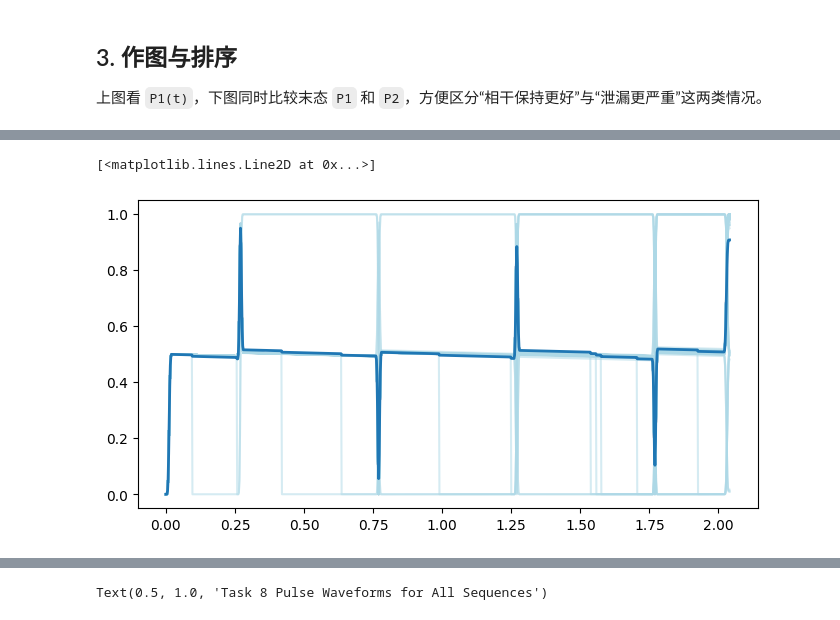
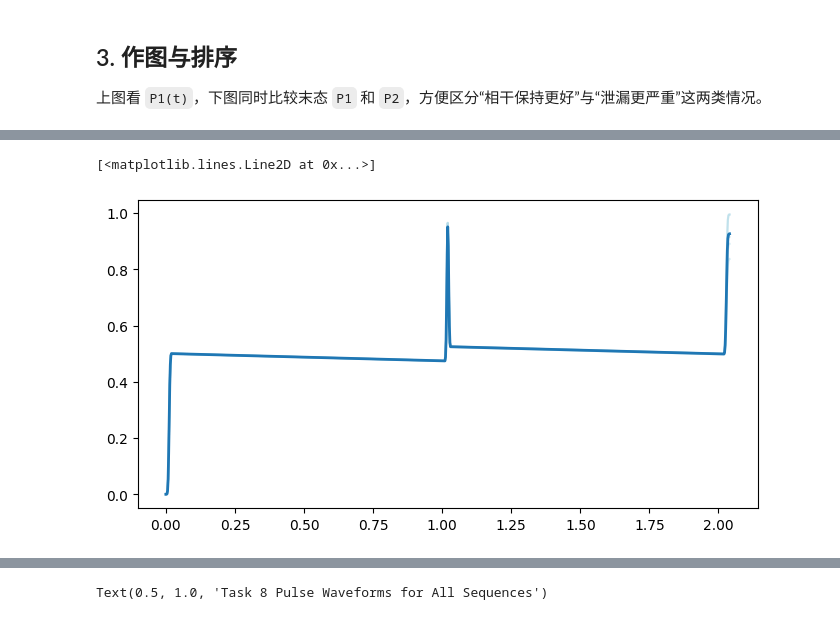
Before and after one commit to coding-xyz/MuSIQ, a Jupyter notebook: report/task8_dynamical_decoupling/task8_dynamical_decoupling.ipynb, the cells around one changed output, grey strips where cells are left out. Cells and saved outputs as stored; diff of their text form; code cells hidden in the pictures.

```diff
--- a/report/task8_dynamical_decoupling/task8_dynamical_decoupling.ipynb
+++ b/report/task8_dynamical_decoupling/task8_dynamical_decoupling.ipynb
@@ -97,12 +88,6 @@ model = create_model(
     analysers=MODEL_DIR / 'analyser.yaml',
 )
 
-model.config.solvers['solver_0'].run.mcwf_ntraj = 100
-gates = model.config.pulses['default'].extras['gates']
-gates['x']['amplitude_Hz']   = x_amp
-gates['x']['drag_beta']      = x_beta
-gates['sx']['amplitude_Hz']  = sx_amp
-gates['sx']['drag_beta']     = sx_beta
-
-model.run_all()
+model.calibrate()
+# model.run_all()
 # %% [output]
@@ -114,0 +97,3 @@ MCWF shots [########################] 100/100
+# %%
+model.config.solvers['solver_0'].run.mcwf_ntraj = 5
+model.run_all()
@@ -162,14 +178,14 @@ cpmg | final P0=0.0915 | final P1=0.9084 | final P2=0.0001
 # %%
 from random import random, randint
 
-circ_name = 'cpmg'
+circ_name = 'hahn'
 fig, ax = plt.subplots(figsize=(8, 4))
-for i in range(100):
+for i in range(5):
     shot = model.runs[circ_name].results['param_0'].trajectories[i]
     ax.plot(np.asarray(shot.times) * 1e6, np.abs(np.asarray(shot.wave_function)[:,1])**2, color="lightblue", alpha=0.5)
 
 ax.plot(results[circ_name]['times_us'], results[circ_name]['p1'], linewidth=2.0, label=name.upper())
     # ax.plot(shot.times, np.abs(np.asarray(shot.density_matrix['snapshots'])[:,0])**2, '--')
 # %% [output]
 [<matplotlib.lines.Line2D at 0x...>]
-[figure, old version]
+[figure, new version]
```
Also changed, not shown: parts of 8 cells of this notebook, 54 other files.
